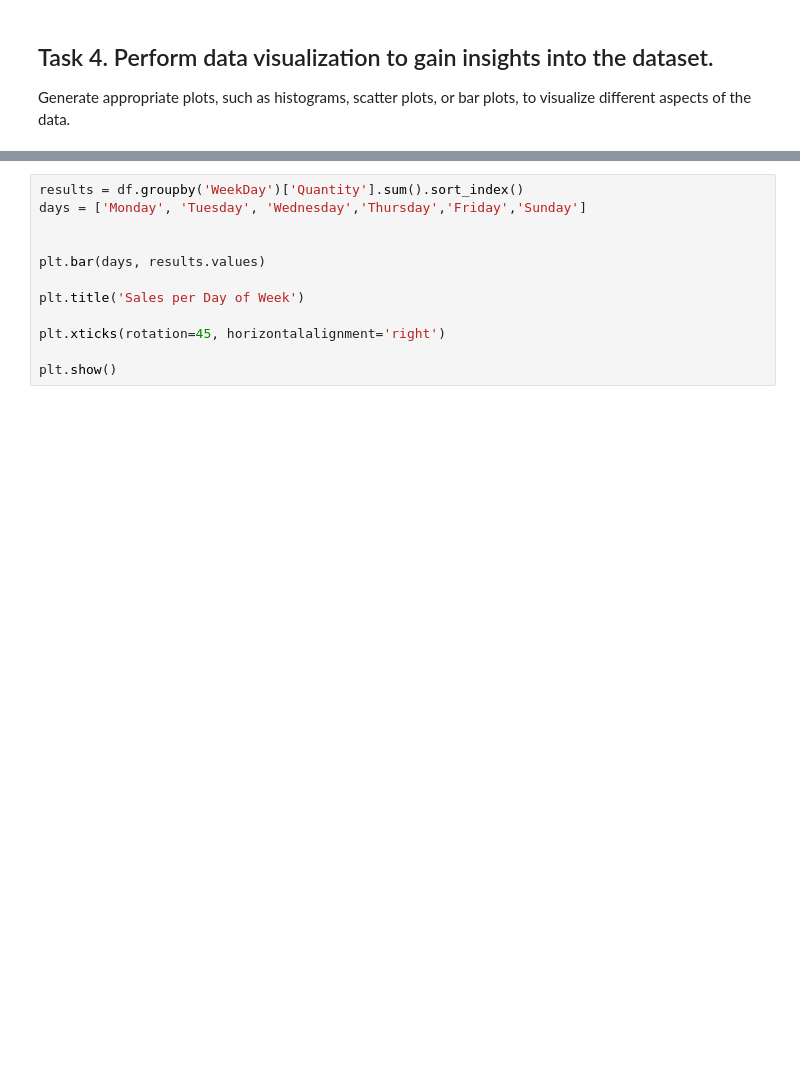
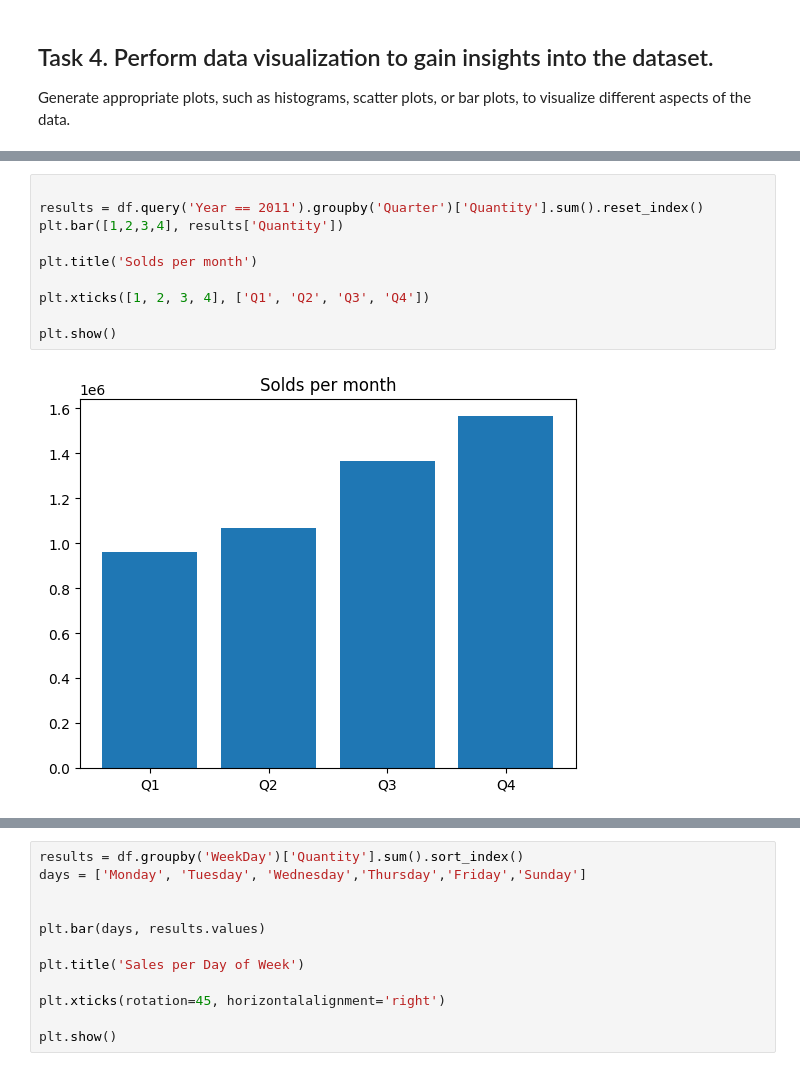
Before and after one commit to AnnLivio/EDA_on_retail_data, a Jupyter notebook: online_retail.ipynb, the cells around one changed output, grey strips where cells are left out. Drawn from its saved outputs; the diff is of its cells as text; blank space fills up the shorter version.

```diff
--- a/online_retail.ipynb
+++ b/online_retail.ipynb
@@ -391,6 +394,18 @@ plt.xticks(rotation=45, horizontalalignment='right')
 plt.show()
 # %% [output]
 [figure]
+# %%
+
+results = df.query('Year == 2011').groupby('Quarter')['Quantity'].sum().reset_index()
+plt.bar([1,2,3,4], results['Quantity'])
+
+plt.title('Solds per month')
+
+plt.xticks([1, 2, 3, 4], ['Q1', 'Q2', 'Q3', 'Q4'])
+
+plt.show()
+# %% [output]
+[figure, added]
 # %%
 bins = [2010, 2011]
 
```
Also changed, not shown: parts of 44 cells of this notebook.
